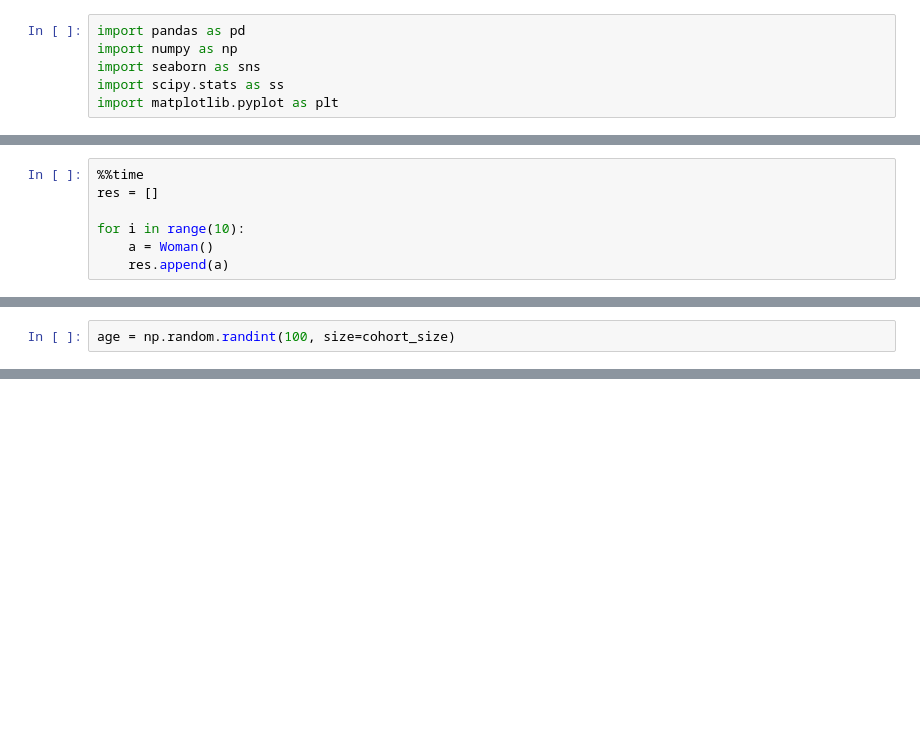
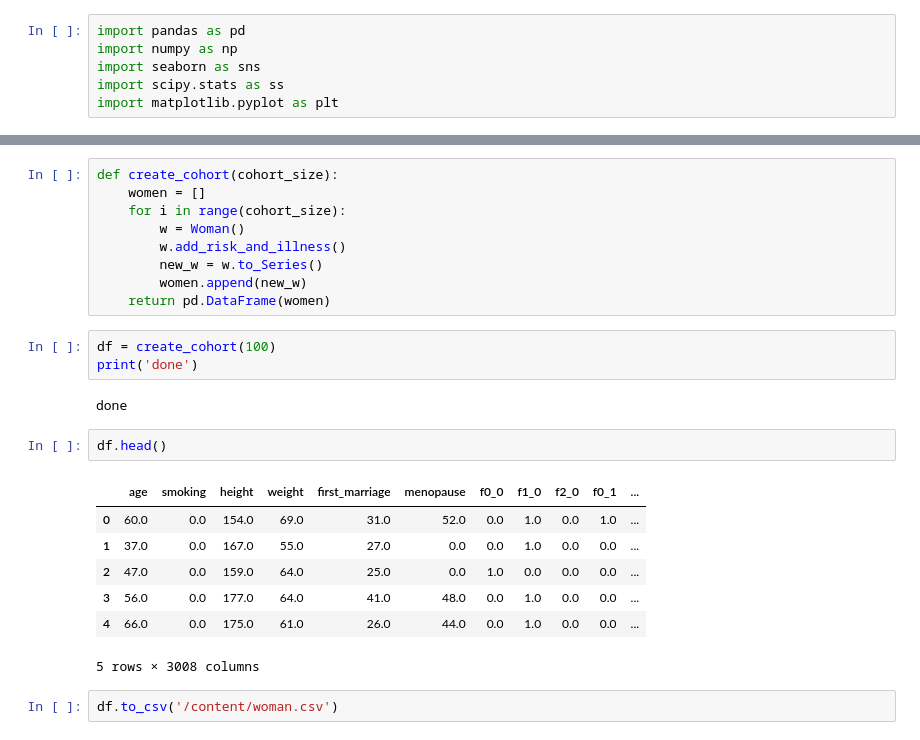
Before and after one commit to bayarpark/hack_healthy_people, a Jupyter notebook: summer_school.ipynb, the cells around one changed output, grey strips where cells are left out. Cells and saved outputs as stored; diff of their text form; blank space fills up the shorter version.

```diff
--- a/summer_school.ipynb
+++ b/summer_school.ipynb
@@ -148,7 +8,0 @@ class Woman():
-# %%
-%%time
-res = []
-
-for i in range(10):
-    a = Woman()
-    res.append(a)
@@ -169,2 +8,0 @@ start of menopause 0
-# %%
-age = np.random.randint(100, size=cohort_size)
@@ -177,0 +415,26 @@ sns.histplot(data=age)
+# %%
+def create_cohort(cohort_size):
+    women = []
+    for i in range(cohort_size):
+        w = Woman()
+        w.add_risk_and_illness()
+        new_w = w.to_Series()
+        women.append(new_w)
+    return pd.DataFrame(women)
+# %%
+df = create_cohort(100)
+print('done')
+# %% [output]
+done
+# %%
+df.head()
+# %% [output]
+|  | age | smoking | height | weight | first_marriage | menopause | f0_0 | f1_0 | f2_0 | f0_1 | ... |
+| 0 | 60.0 | 0.0 | 154.0 | 69.0 | 31.0 | 52.0 | 0.0 | 1.0 | 0.0 | 1.0 | ... |
+| 1 | 37.0 | 0.0 | 167.0 | 55.0 | 27.0 | 0.0 | 0.0 | 1.0 | 0.0 | 0.0 | ... |
+| 2 | 47.0 | 0.0 | 159.0 | 64.0 | 25.0 | 0.0 | 1.0 | 0.0 | 0.0 | 0.0 | ... |
+| 3 | 56.0 | 0.0 | 177.0 | 64.0 | 41.0 | 48.0 | 0.0 | 1.0 | 0.0 | 0.0 | ... |
+| 4 | 66.0 | 0.0 | 175.0 | 61.0 | 26.0 | 44.0 | 0.0 | 1.0 | 0.0 | 0.0 | ... |
+5 rows × 3008 columns
+# %%
+df.to_csv('/content/woman.csv')
```
Also changed, not shown: parts of 41 cells of this notebook.
